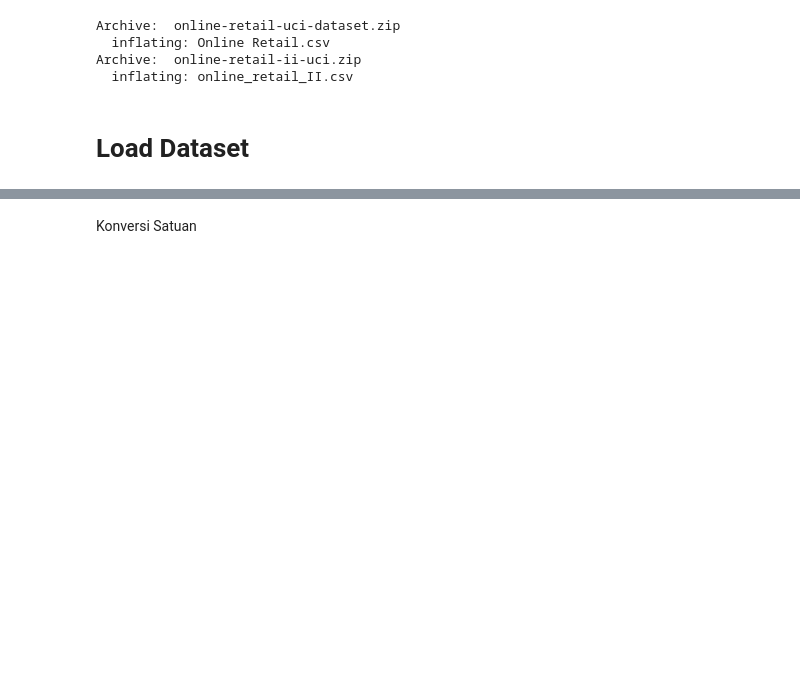
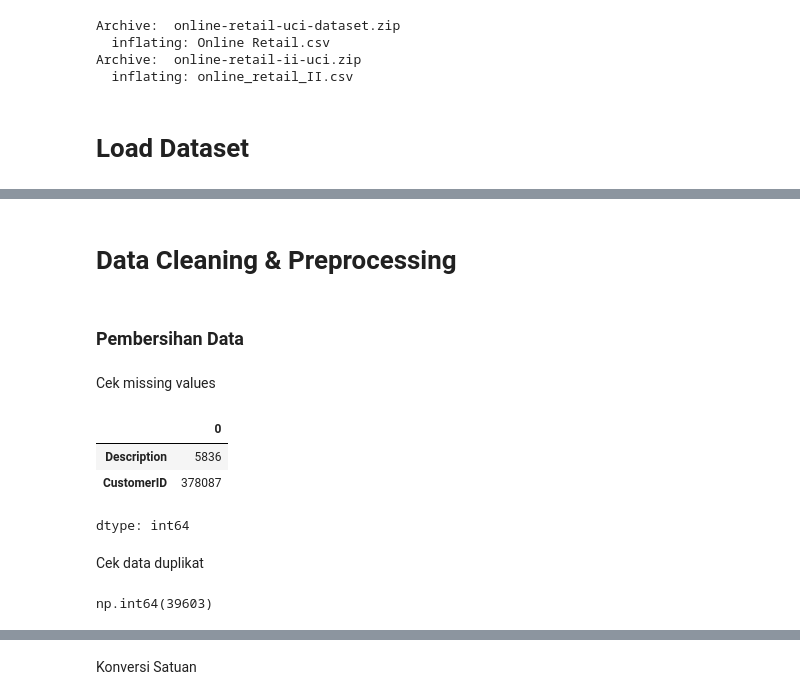
Before and after one commit to ShiftorTheOrca/asah-capstone, a Jupyter notebook: Asah_Fetch_A25_CS328.ipynb, the cells around one changed output, grey strips where cells are left out. Cells and saved outputs as stored; diff of their text form; code cells hidden in the pictures; blank space fills up the shorter version.

```diff
--- a/Asah_Fetch_A25_CS328.ipynb
+++ b/Asah_Fetch_A25_CS328.ipynb
@@ -158,0 +170,20 @@ df_all.describe()
+# %% [markdown]
+# **Data Cleaning & Preprocessing**
+# %% [markdown]
+### Pembersihan Data
+# %% [markdown]
+Cek missing values
+# %%
+missing_values = df_all.isnull().sum()
+missing_values[missing_values > 0]
+# %% [output]
+|  | 0 |
+| Description | 5836 |
+| CustomerID | 378087 |
+dtype: int64
+# %% [markdown]
+Cek data duplikat
+# %%
+df_all.duplicated().sum()
+# %% [output]
+np.int64(39603)
```
Also changed, not shown: parts of 28 cells of this notebook.
